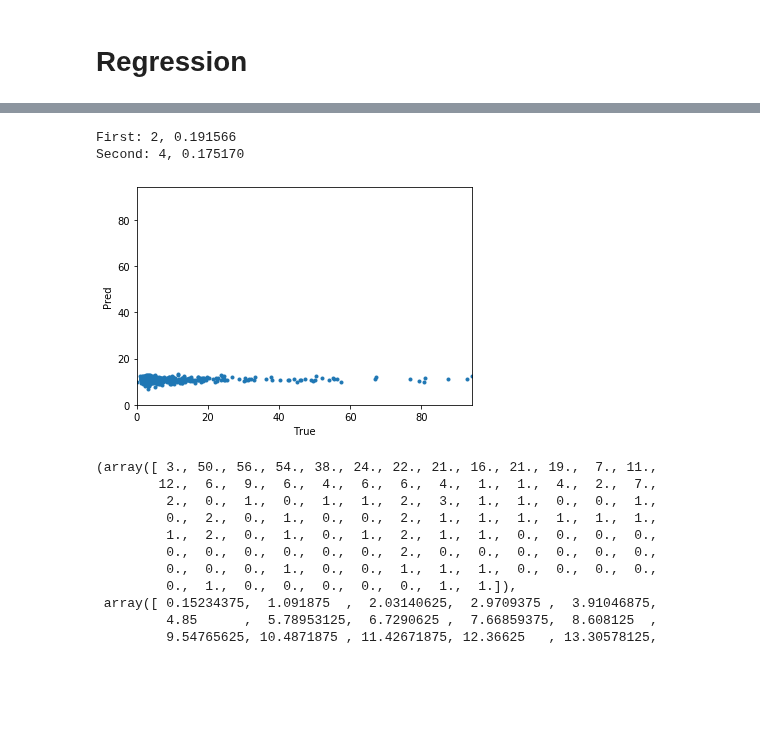
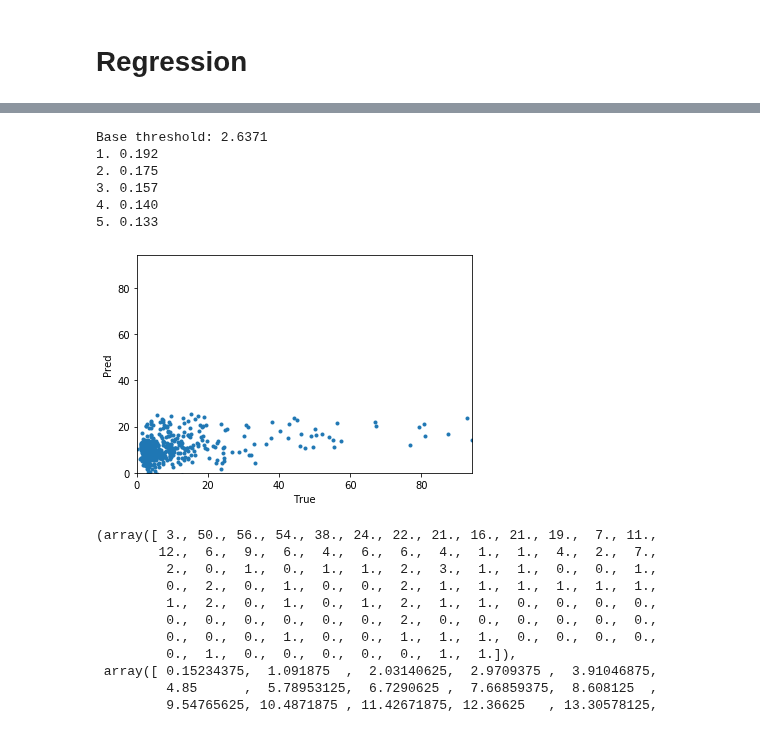
Before and after one commit to hundredball/Math24, a Jupyter notebook: Ginny_ERSP/ERSP_binary_classification.ipynb, the cells around one changed output, grey strips where cells are left out. Saved outputs shown, nothing was run; the diff lists cells and outputs as text; code cells hidden in the pictures; blank space fills up the shorter version.

```diff
--- a/Ginny_ERSP/ERSP_binary_classification.ipynb
+++ b/Ginny_ERSP/ERSP_binary_classification.ipynb
@@ -589,17 +481,21 @@ plot_scatter(Y_test, pred_test2)
 # %%
 X, Y = preprocessing.standardize(ERSP_all, tmp_all)
 
 # X, select_indices = preprocessing.select_correlated_ERSP(X, Y, threshold_corr=0.75)
 X = X.reshape((X.shape[0],-1))
 
-X = preprocessing.PCA_corr(X, Y)
+X = preprocessing.PCA_corr(X, Y, num_features=5)
 rgr = LinearRegression()
 rgr.fit(X, Y)
 
 pred_Y = rgr.predict(X)
 
 plot_scatter(Y, pred_Y)
 # %% [output]
-First: 2, 0.191566
-Second: 4, 0.175170
+Base threshold: 2.6371
+1. 0.192
+2. 0.175
+3. 0.157
+4. 0.140
+5. 0.133
-[figure, old version]
+[figure, new version]
```
Also changed, not shown: parts of 9 cells of this notebook, 10 other files.
